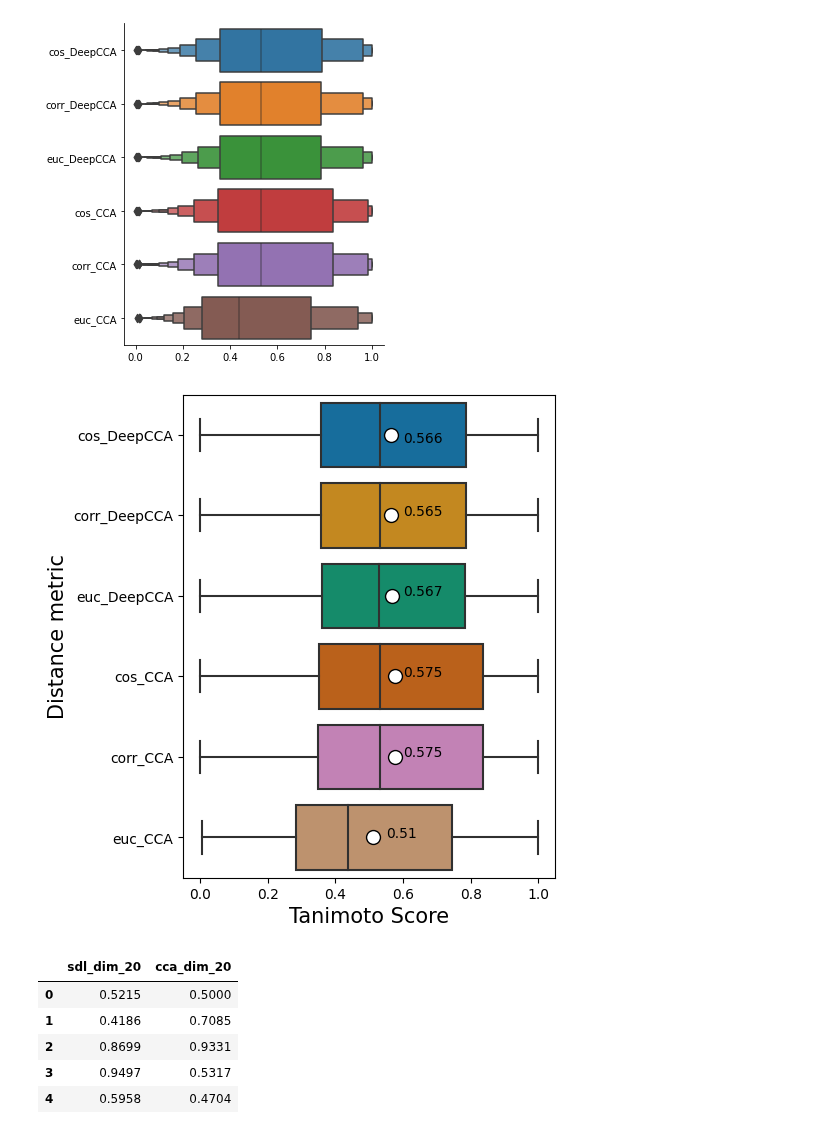
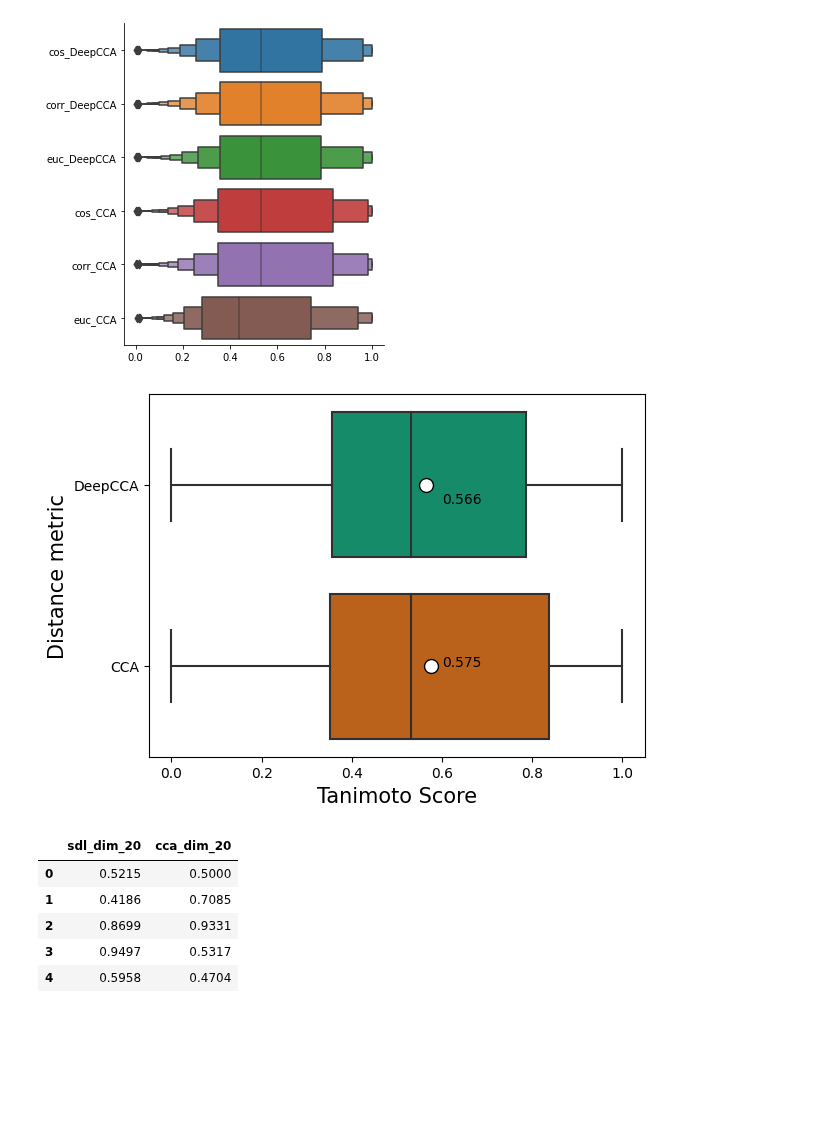
Before and after one commit to LukaLmelias/DeepCCA_thesis, a Jupyter notebook: final_model_prediction_and_evaluation.ipynb, the cells around one changed output. Cells and saved outputs as stored; diff of their text form; code cells hidden in the pictures; blank space fills up the shorter version.

Commit message:
generating report figures

```diff
--- a/final_model_prediction_and_evaluation.ipynb
+++ b/final_model_prediction_and_evaluation.ipynb
@@ -645,12 +645,12 @@ len(tanis_dict['cos'][0])
 # %% [markdown]
 <h2> Plot Tanimots computed from Cosine, Correlation and Euclidean metric </h2>
 # %%
-deepcca_tanis_df = pd.DataFrame({'cos_DeepCCA': tanis_dict['cos'][0],
-                                 'corr_DeepCCA': tanis_dict['corr'][0],
-                                 'euc_DeepCCA': tanis_dict['euc'][0],
-                                 'cos_CCA': tanis_dict['cos'][1],
-                                 'corr_CCA': tanis_dict['corr'][1],
-                                 'euc_CCA': tanis_dict['euc'][1],
+deepcca_tanis_df = pd.DataFrame({'DeepCCA': tanis_dict['cos'][0],
+                                 #'corr_DeepCCA': tanis_dict['corr'][0],
+                                 #'euc_DeepCCA': tanis_dict['euc'][0],
+                                 'CCA': tanis_dict['cos'][1],
+                                 #'corr_CCA': tanis_dict['corr'][1],
+                                 #'euc_CCA': tanis_dict['euc'][1],
                                 })
 deepcca_tanis_df.head()
 # %% [output]
@@ -668,34 +668,36 @@ plt.show()
 # %% [output]
 [figure]
 # %%
-#palette = [sns.color_palette("colorblind")[0],
-           #sns.color_palette("colorblind")[5],
-           #sns.color_palette("colorblind")[6],
+palette = [#sns.color_palette("colorblind")[4],\
+           sns.color_palette("colorblind")[2],\
+           sns.color_palette("colorblind")[3]]
 
           #] #random
-plt.figure(figsize=(4.8, 6.4),dpi=100)
+plt.figure(figsize=(6.4, 4.8),dpi=100)
 ax = sns.boxplot(data=deepcca_tanis_df, orient='h',
-             showmeans = True,palette= sns.color_palette("colorblind"),
+             showmeans = True,
+                 palette=palette, # sns.color_palette("colorblind"),
            meanprops={"marker":"o",
                       "markerfacecolor":"white",
                       "markeredgecolor":"black",
                       "markersize":"10"})
 #plt.legend(labels=list(deepcca_tanis_df.columns),loc=(1.04, 0.6))
 #add mean tanimoto on the plot
 plt.text(x=0.6,y=0.1,s=round(np.mean(tanis_dict['cos'][0]),3))
-plt.text(x=0.6,y=1,s=round(np.mean(tanis_dict['corr'][0]),3))
-plt.text(x=0.6,y=2,s=round(np.mean(tanis_dict['euc'][0]),3))
+# plt.text(x=0.6,y=1,s=round(np.mean(tanis_dict['corr'][0]),3))
+# plt.text(x=0.6,y=2,s=round(np.mean(tanis_dict['euc'][0]),3))
 plt.xlabel('Tanimoto Score', fontsize=15)
 plt.ylabel('Distance metric', fontsize=15)
 
-plt.text(x=0.6,y=3,s=round(np.mean(tanis_dict['cos'][1]),3))
-plt.text(x=0.6,y=4,s=round(np.mean(tanis_dict['corr'][1]),3))
-plt.text(x=0.55,y=5,s=round(np.mean(tanis_dict['euc'][1]),3))
+plt.text(x=0.6,y=1,s=round(np.mean(tanis_dict['cos'][1]),3))
+#plt.text(x=0.6,y=4,s=round(np.mean(tanis_dict['corr'][1]),3))
+# plt.text(x=0.55,y=5,s=round(np.mean(tanis_dict['euc'][1]),3))
 #ax.set_xticklabels([' ',' ',' ',' ',' ',' ' ])
-
+plt.savefig('./sdl_logs/figures/final_model_tanimoto.pdf',format='pdf',
+           transparent=False,bbox_inches = 'tight')
 plt.show()
 # %% [output]
-[figure, old version]
+[figure, new version]
 # %%
 models = ['sdl', 'cca']
 tanis_dim_20_df = pd.DataFrame()
```
Also changed, not shown: parts of 10 cells of this notebook, 3 other files.
